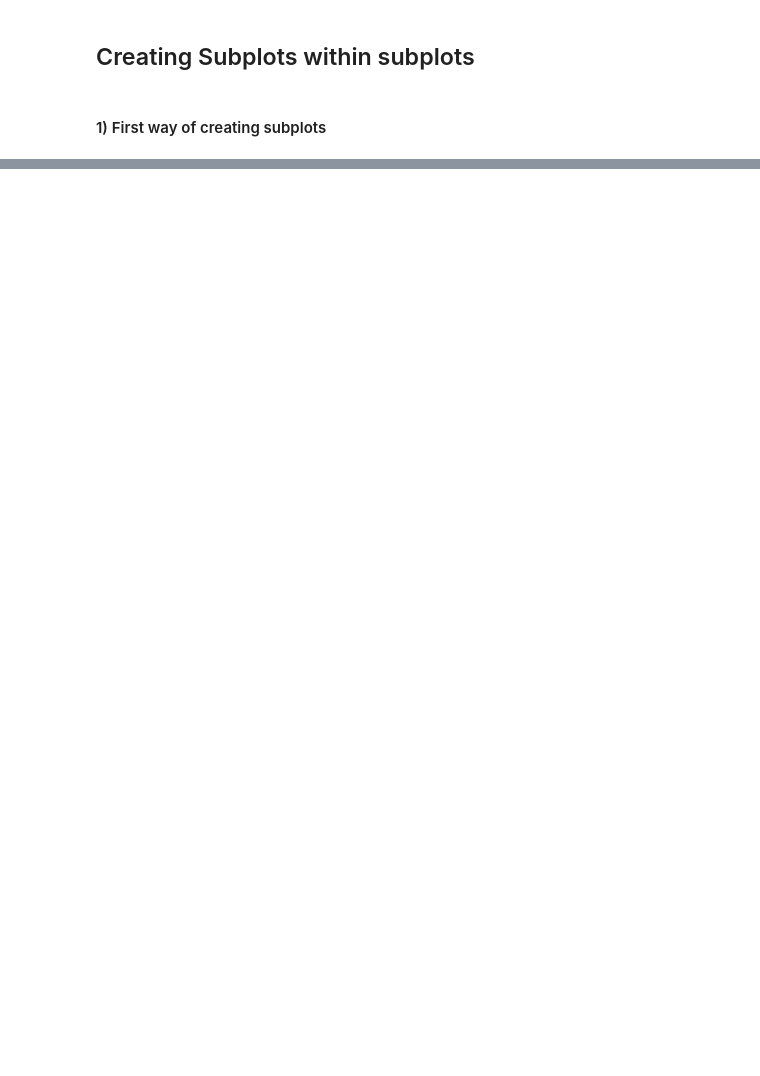
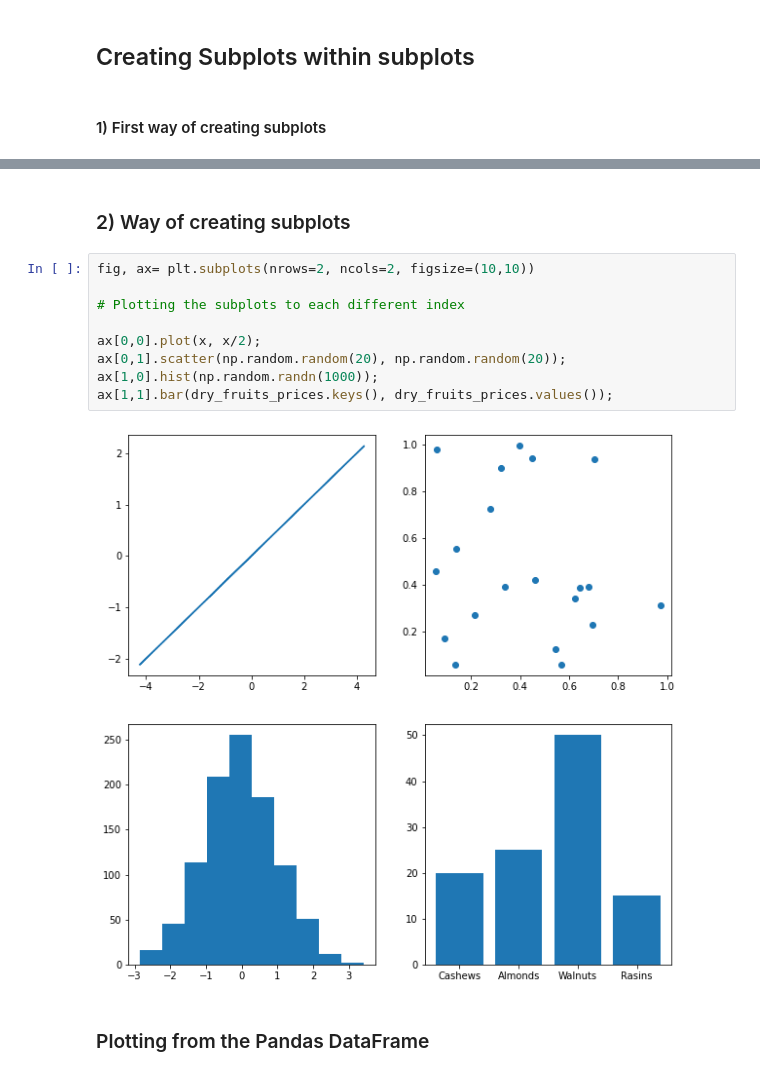
Before and after one commit to arghanath007/Data-Science, a Jupyter notebook: Matplotlib/Introduction.ipynb, the cells around one changed output, grey strips where cells are left out. Drawn from its saved outputs; the diff is of its cells as text; blank space fills up the shorter version.

```diff
--- a/Matplotlib/Introduction.ipynb
+++ b/Matplotlib/Introduction.ipynb
@@ -194,0 +195,15 @@ ax3.bar(dry_fruits_prices.keys(), dry_fruits_prices.values());
+# %% [markdown]
+ ### 2) Way of creating subplots
+# %%
+fig, ax= plt.subplots(nrows=2, ncols=2, figsize=(10,10))
+
+# Plotting the subplots to each different index
+
+ax[0,0].plot(x, x/2);
+ax[0,1].scatter(np.random.random(20), np.random.random(20));
+ax[1,0].hist(np.random.randn(1000));
+ax[1,1].bar(dry_fruits_prices.keys(), dry_fruits_prices.values());
+# %% [output]
+[figure, added]
+# %% [markdown]
+### Plotting from the Pandas DataFrame
```
Also changed, not shown: parts of 31 cells of this notebook, 2 other files.
